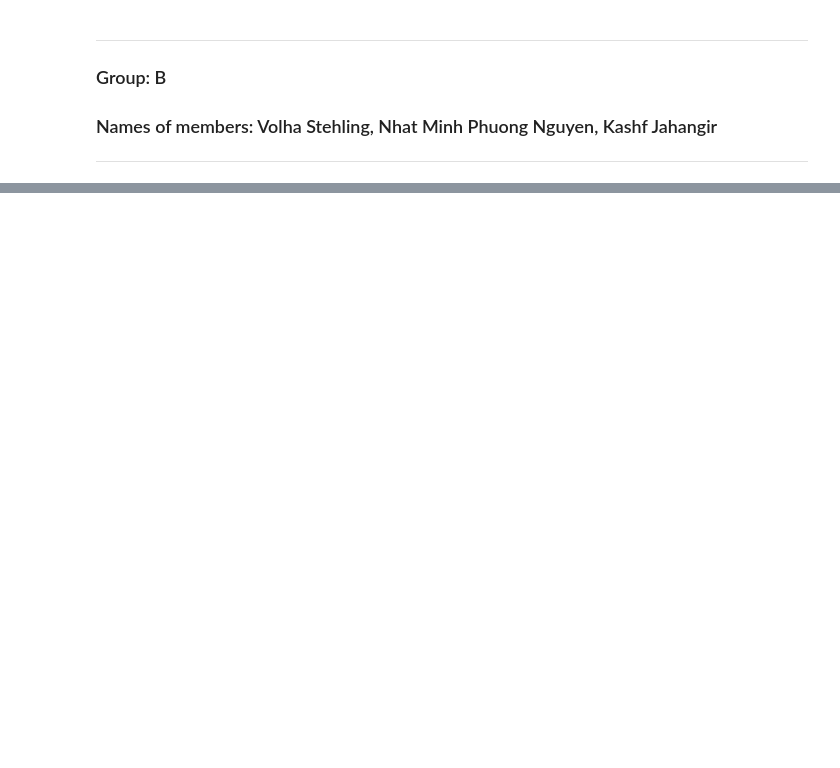
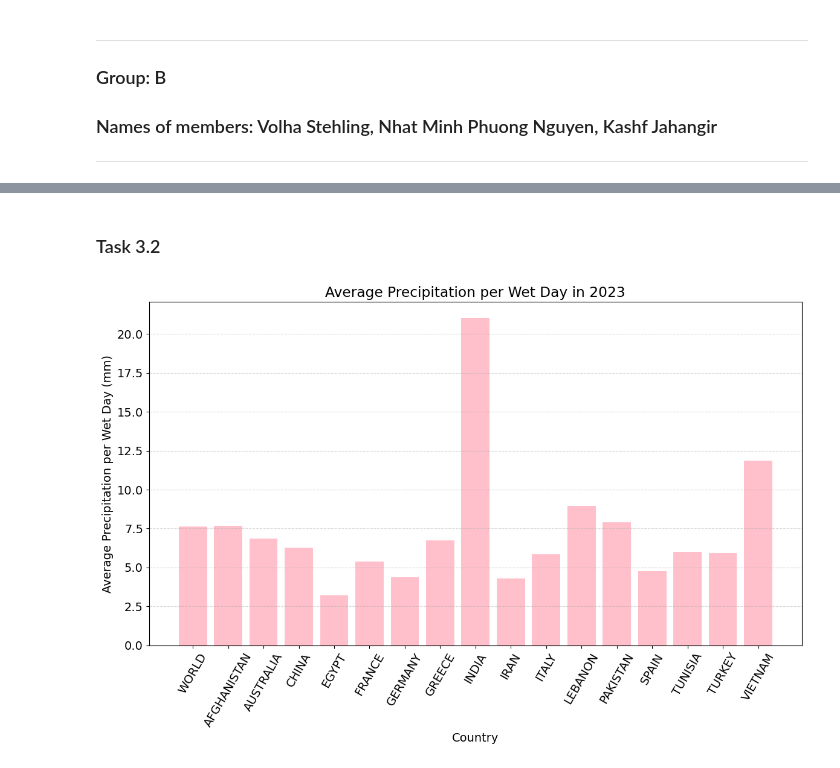
Before and after one commit to mpn1008/RM_assignments, a Jupyter notebook: RM_A02_NMPN/RM_A02_Group.ipynb, the cells around one changed output, grey strips where cells are left out. Cells and saved outputs as stored; diff of their text form; code cells hidden in the pictures; blank space fills up the shorter version.

```diff
--- a/RM_A02_NMPN/RM_A02_Group.ipynb
+++ b/RM_A02_NMPN/RM_A02_Group.ipynb
@@ -872,0 +185,38 @@ Required sample size for standard deviation 1.5: 37.0
+# %% [markdown]
+### Task 3.2
+# %%
+# Defining a list that will contain average percipitation rate per wet day for each country
+avg_precip_list = []
+
+# Defining columns for monthly wet days, precipitation columns will be taken from previous cell
+wet_day_columns = ['WET_DAYS_JAN', 'WET_DAYS_FEB', 'WET_DAYS_MAR', 'WET_DAYS_APR', 'WET_DAYS_MAY', 'WET_DAYS_JUN',
+                   'WET_DAYS_JUL', 'WET_DAYS_AUG', 'WET_DAYS_SEP', 'WET_DAYS_OCT', 'WET_DAYS_NOV', 'WET_DAYS_DEC']
+
+for country in countries:
+    # Filtering data for the specific country and year, and replacing outliers with NaN
+    country_data_2023 = csv_data[(csv_data['COUNTRY'] == country) & (csv_data['YEAR'] == 2023)].replace(-999, np.nan)
+
+    # Calculating total precipitation and wet days for the country
+    total_precipitation = country_data_2023[prep_columns].values.flatten().sum()
+    total_wet_days = country_data_2023[wet_day_columns].values.flatten().sum()
+
+    # Calculating average precipitation per wet day, only if wet days are more than zero (can't divide by zero)
+    avg_precip = total_precipitation / total_wet_days if total_wet_days > 0 else None
+
+    # Adding final precipitation rate for each country in the list and dropping the NaN values
+    avg_precip_list.append({'COUNTRY': country, 'Avg_Precip_per_Wet_Day': avg_precip})
+    result = pd.DataFrame(avg_precip_list).dropna()
+
+# Plotting the result
+plt.rcParams.update({'font.size': 14})
+plt.figure(figsize=(12, 8))
+plt.bar(result['COUNTRY'], result['Avg_Precip_per_Wet_Day'], color='pink')
+plt.xticks(rotation=60)
+plt.title(f'Average Precipitation per Wet Day in 2023')
+plt.xlabel('Country')
+plt.ylabel('Average Precipitation per Wet Day (mm)')
+plt.grid(axis='y', linestyle='--', alpha=0.5)
+plt.tight_layout()
+plt.show()
+# %% [output]
+[figure, added]
```
Also changed, not shown: parts of 101 cells of this notebook.
